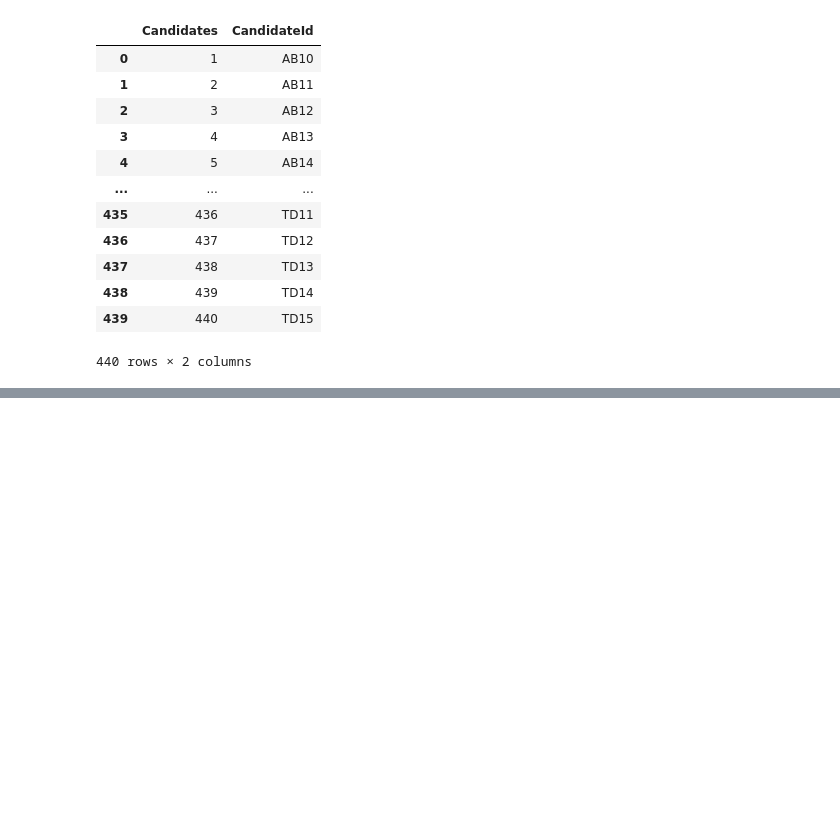
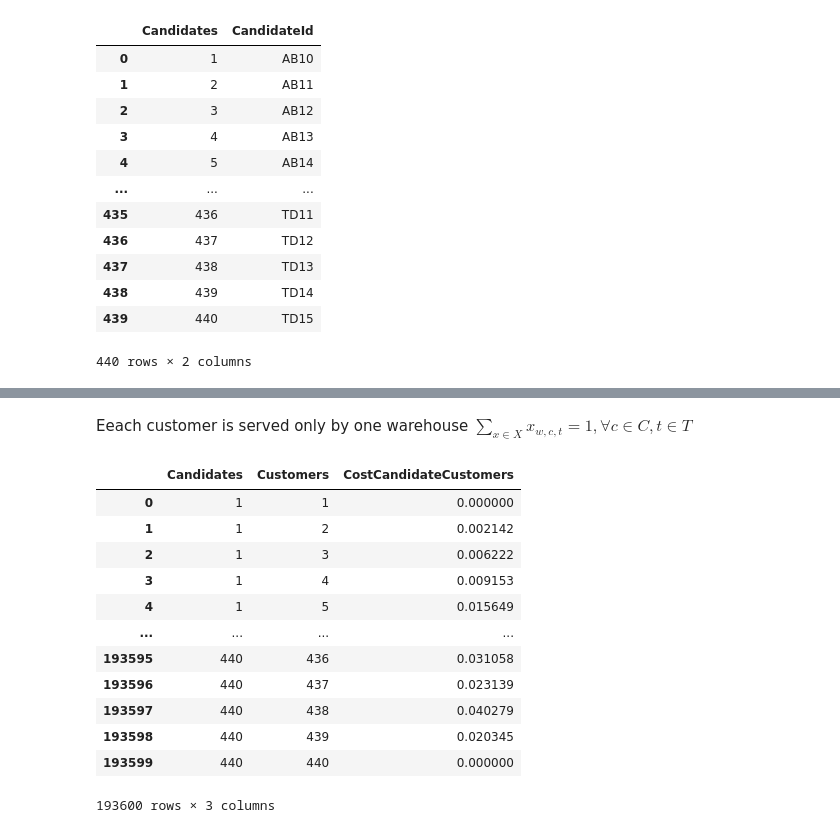
Before and after one commit to nicolastalia/risklog, a Jupyter notebook: assignment_1.ipynb, the cells around one changed output, grey strips where cells are left out. Saved outputs shown, nothing was run; the diff lists cells and outputs as text; code cells hidden in the pictures; blank space fills up the shorter version.

```diff
--- a/assignment_1.ipynb
+++ b/assignment_1.ipynb
@@ -127,0 +114,3 @@ x = np.array([xp.var(vartype=xp.binary, name='x_{0}_{1}_{2}'.format(candidate_id
+# %% [markdown]
+Eeach customer is served only by one warehouse
+$\sum_{x \in X}x_{w,c,t} = 1, \forall c \in C, t \in T$
@@ -127,0 +141,17 @@ x = np.array([xp.var(vartype=xp.binary, name='x_{0}_{1}_{2}'.format(candidate_id
+# %%
+cost_cand_cust = pd.read_csv('CostCandidateCustomers.csv')
+cost_cand_cust
+# %% [output]
+|  | Candidates | Customers | CostCandidateCustomers |
+| 0 | 1 | 1 | 0.000000 |
+| 1 | 1 | 2 | 0.002142 |
+| 2 | 1 | 3 | 0.006222 |
+| 3 | 1 | 4 | 0.009153 |
+| 4 | 1 | 5 | 0.015649 |
+| ... | ... | ... | ... |
+| 193595 | 440 | 436 | 0.031058 |
+| 193596 | 440 | 437 | 0.023139 |
+| 193597 | 440 | 438 | 0.040279 |
+| 193598 | 440 | 439 | 0.020345 |
+| 193599 | 440 | 440 | 0.000000 |
+193600 rows × 3 columns
```
Also changed, not shown: parts of 16 cells of this notebook.
